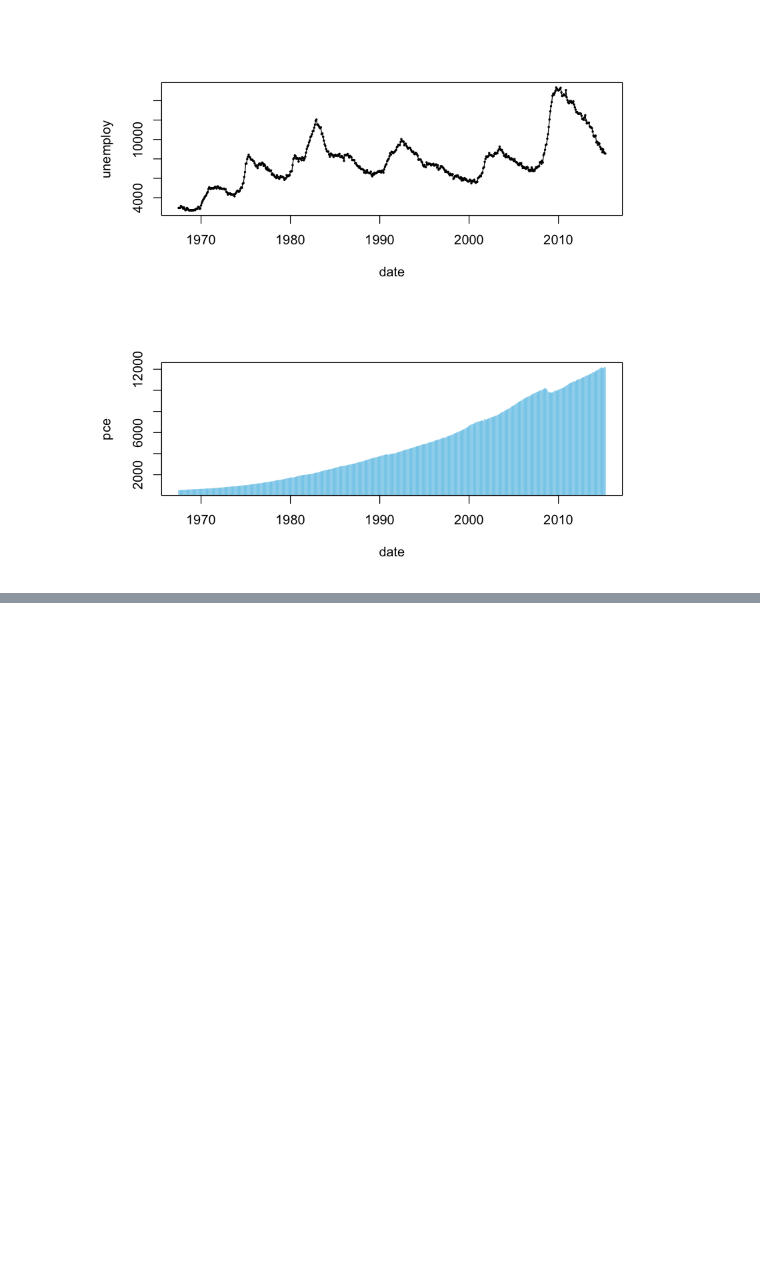
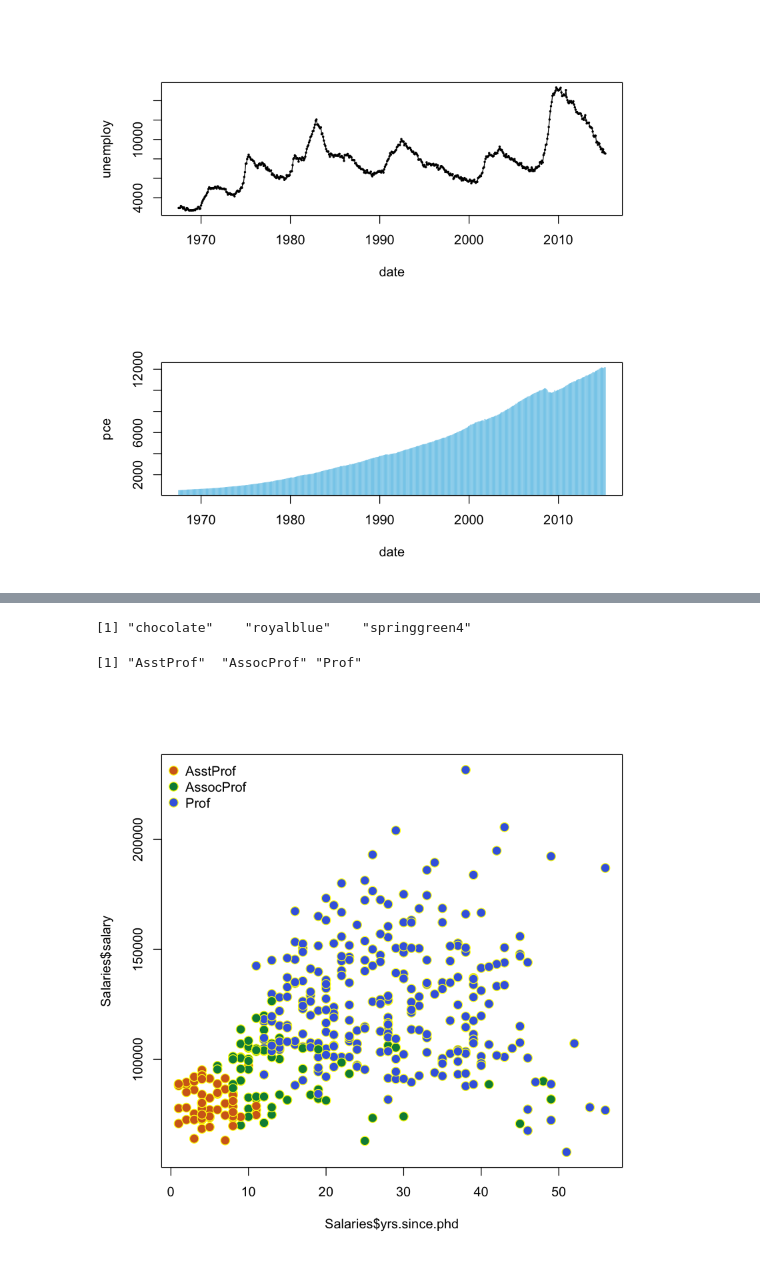
Before and after one commit to tommylee8939/TIL, a Jupyter notebook: R/R_정리/R16 ; graphics-3 ; 연습.ipynb, the cells around one changed output, grey strips where cells are left out. Saved outputs shown, nothing was run; the diff lists cells and outputs as text; code cells hidden in the pictures; blank space fills up the shorter version.

```diff
--- a/R/R_정리/R16 ; graphics-3 ; 연습.ipynb
+++ b/R/R_정리/R16 ; graphics-3 ; 연습.ipynb
@@ -93,0 +108,16 @@ ERROR: Error in legend(title = "Ages", legend = c("50-54", "55-59", "60-64", :
+# %%
+levels(factor(Salaries$color))
+# %% [output]
+[1] "chocolate"    "royalblue"    "springgreen4"
+# %%
+plot(Salaries$yrs.since.phd,Salaries$salary,type='n')
+levels(Salaries$rank)
+Salaries$color[Salaries$rank=='AsstProf'] = 'chocolate'
+Salaries$color[Salaries$rank=='AssocProf'] = 'springgreen4'
+Salaries$color[Salaries$rank=='Prof'] = 'royalblue'
+points(Salaries$yrs.since.phd,Salaries$salary,pch=21,col='yellow',bg=Salaries$color,cex=1.5)
+legend('topleft',legend = levels(Salaries$rank),pch=21,col='yellow',pt.cex = 1.5
+      ,pt.bg=c('chocolate','springgreen4','royalblue'),bty = 'n')
+# %% [output]
+[1] "AsstProf"  "AssocProf" "Prof"
+[figure, added]
```
Also changed, not shown: parts of 2 cells of this notebook, 1 other file.
